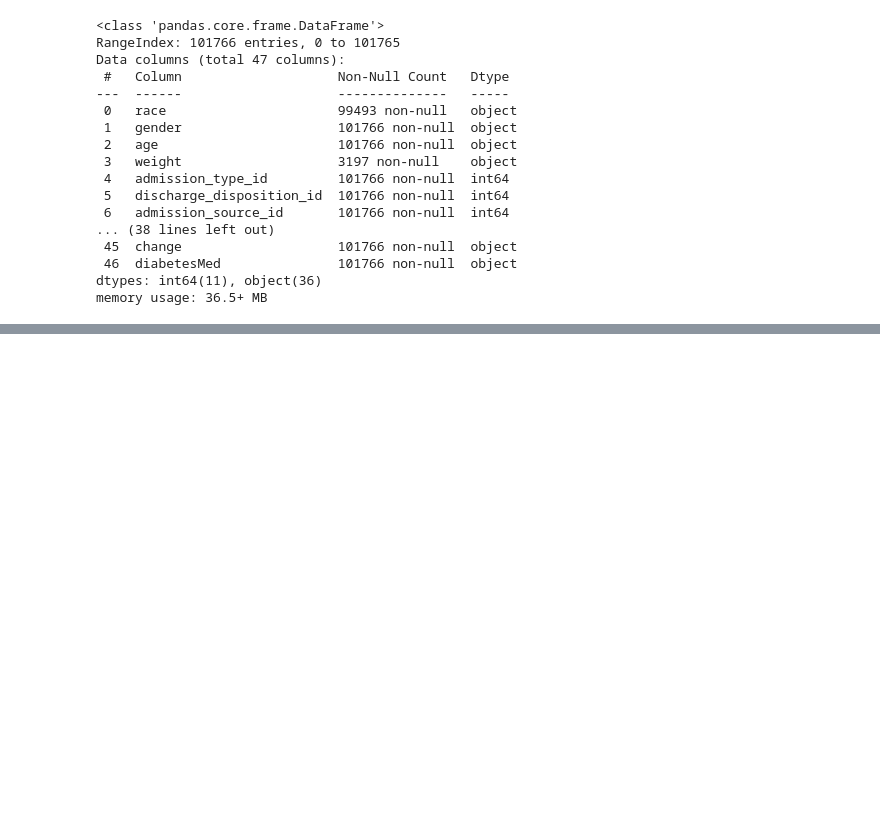
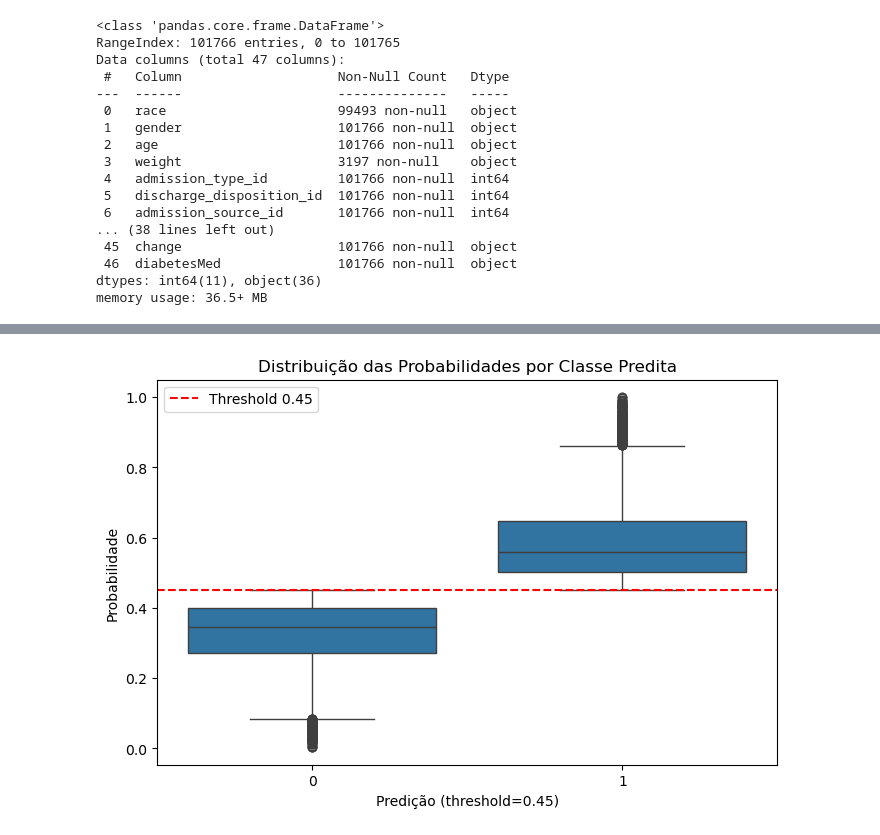
Before and after one commit to andradewagner/kmeansclustering, a Jupyter notebook: scikit-learn-26e1.ipynb, the cells around one changed output, grey strips where cells are left out. Cells and saved outputs as stored; diff of their text form; code cells hidden in the pictures; blank space fills up the shorter version.

```diff
--- a/scikit-learn-26e1.ipynb
+++ b/scikit-learn-26e1.ipynb
@@ -117,0 +208,23 @@ model = Pipeline(steps=[
+# %%
+# Criando pipelines separados para as colunas categóricas com tratamento de valores nulos
+cat_unknown_pipeline = Pipeline([
+    ('imputer', SimpleImputer(strategy='constant', fill_value='Unknown')),
+    ('onehot', OneHotEncoder(handle_unknown='ignore'))
+])
+
+# Criando pipelines separados para as colunas categóricas com tratamento de valores nulos
+cat_not_measured_pipeline = Pipeline([
+    ('imputer', SimpleImputer(strategy='constant', fill_value='NotMeasured')),
+    ('onehot', OneHotEncoder(handle_unknown='ignore'))
+])
+# %%
+# Utilizando o ColumnTransformer para aplicar as transformações necessárias em cada tipo de variável
+preprocessor = ColumnTransformer(
+    transformers=[
+        ('num', StandardScaler(), numeric_cols),
+        ('cat_unknown', cat_unknown_pipeline, cat_unknown),
+        ('cat_not_measured', cat_not_measured_pipeline, cat_not_measured),
+        # handle_unknown='ignore' é necessário para evitar erros caso haja categorias no conjunto de teste que não estejam presentes no conjunto de treino
+        ('cat', OneHotEncoder(handle_unknown='ignore'), categorical_cols)
+    ]
+)
@@ -408,0 +629,24 @@ weighted avg       0.82      0.86      0.84     30530
+# %%
+threshold = 0.45
+
+# Probabilidades da classe 1
+y_prob = model.predict_proba(x_test)[:, 1]
+
+# Classificação com novo threshold
+y_pred_new = (y_prob >= threshold).astype(int)
+
+# Criar DataFrame
+df_plot = pd.DataFrame({
+    "Probabilidade": y_prob,
+    "Predição (threshold=0.45)": y_pred_new
+})
+
+# Boxplot
+plt.figure(figsize=(8,5))
+sns.boxplot(x="Predição (threshold=0.45)", y="Probabilidade", data=df_plot)
+plt.axhline(threshold, color='red', linestyle='--', label='Threshold 0.45')
+plt.legend()
+plt.title("Distribuição das Probabilidades por Classe Predita")
+plt.show()
+# %% [output]
+[figure, added]
```
Also changed, not shown: parts of 34 cells of this notebook, 1 other file.
